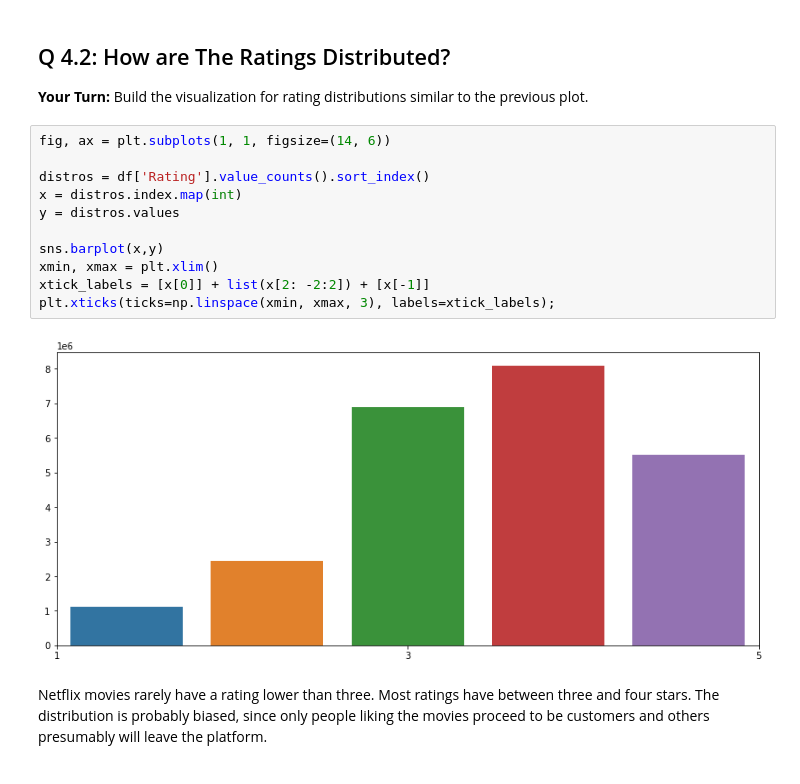
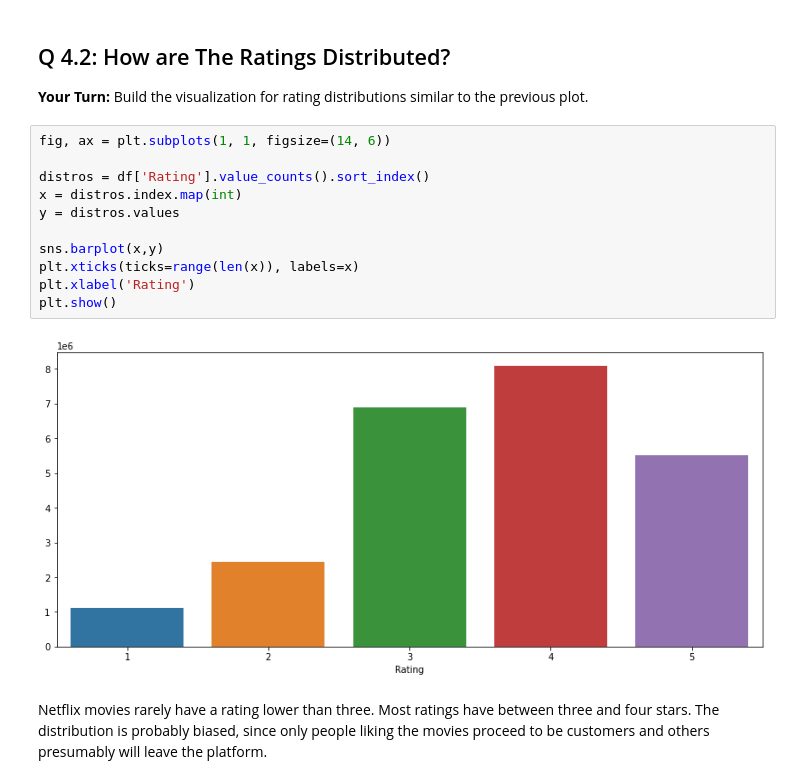
Before and after one commit to ardyghalebi/mec-mini-projects, a Jupyter notebook: mec-17.4.1-recommendation-systems-mini-project/Ardavan_Ghalebi_Mini_Project_Recommendation_Systems.ipynb, the cells around one changed output. Cells and saved outputs as stored; diff of their text form.

```diff
--- a/mec-17.4.1-recommendation-systems-mini-project/Ardavan_Ghalebi_Mini_Project_Recommendation_Systems.ipynb
+++ b/mec-17.4.1-recommendation-systems-mini-project/Ardavan_Ghalebi_Mini_Project_Recommendation_Systems.ipynb
@@ -268,16 +254,16 @@ __Your Turn:__ Build the visualization for rating distributions similar to the p
 # %%
 fig, ax = plt.subplots(1, 1, figsize=(14, 6))
 
 distros = df['Rating'].value_counts().sort_index()
 x = distros.index.map(int)
 y = distros.values
 
 sns.barplot(x,y)
-xmin, xmax = plt.xlim()
-xtick_labels = [x[0]] + list(x[2: -2:2]) + [x[-1]]
-plt.xticks(ticks=np.linspace(xmin, xmax, 3), labels=xtick_labels);
+plt.xticks(ticks=range(len(x)), labels=x)
+plt.xlabel('Rating')
+plt.show()
 # %% [output]
-[figure, old version]
+[figure, new version]
 # %% [markdown]
 Netflix movies rarely have a rating lower than three. Most ratings have between three and four stars.
 The distribution is probably biased, since only people liking the movies proceed to be customers and others presumably will leave the platform.
```
Also changed, not shown: parts of 39 cells of this notebook.
